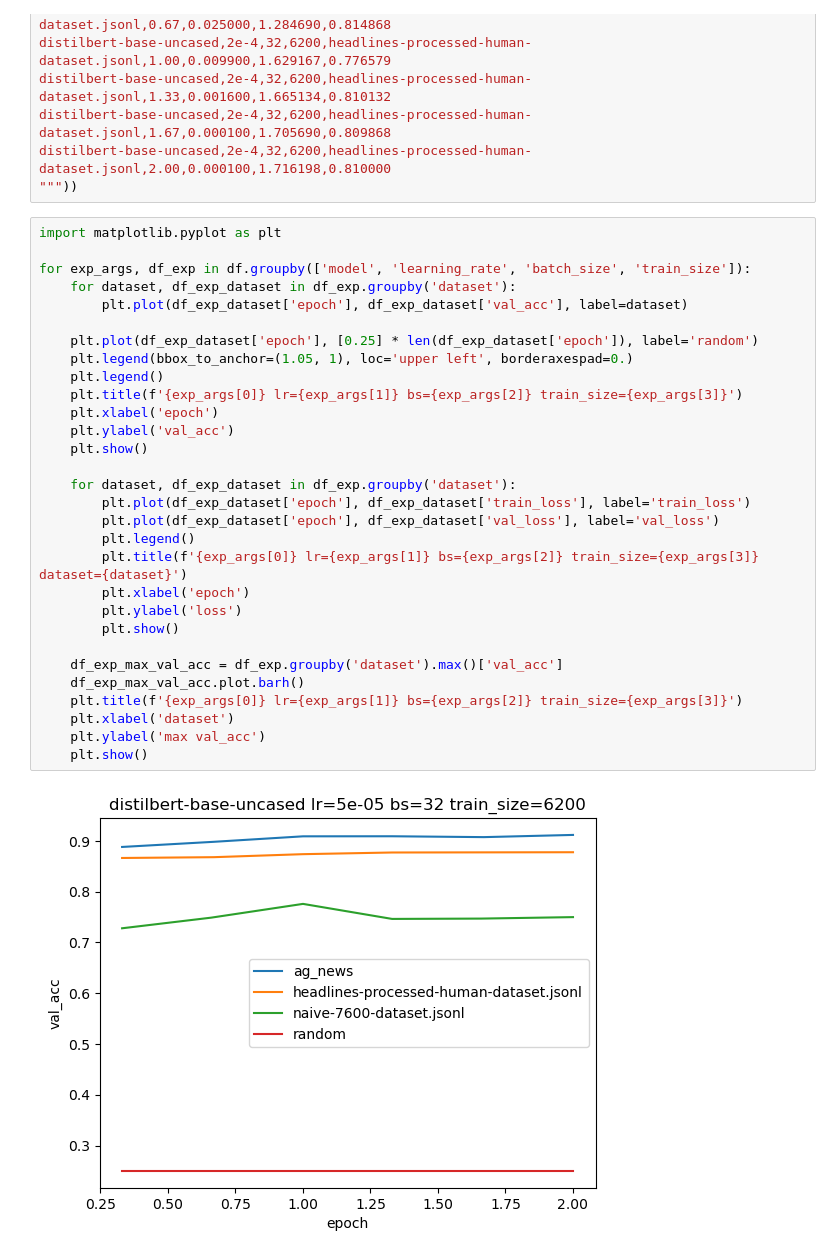
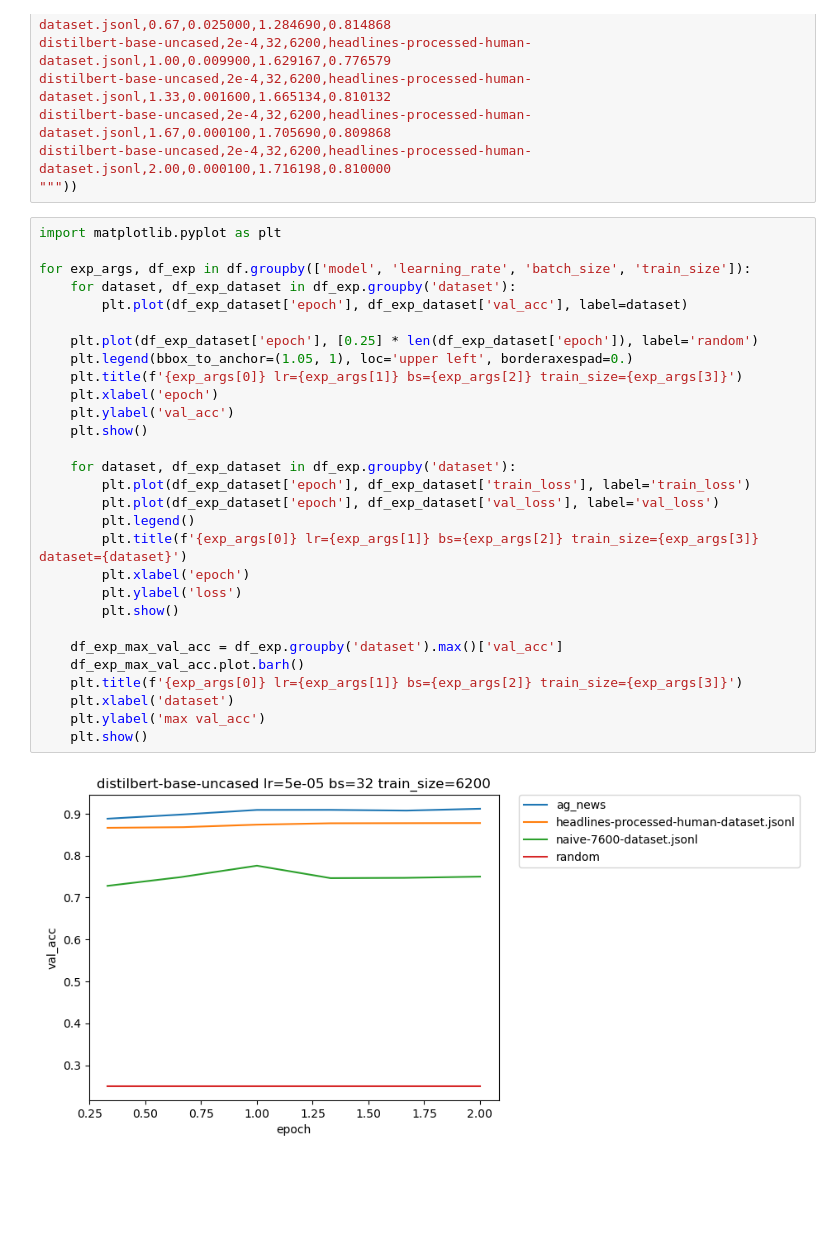
Before and after one commit to jasony123123/dino, a Jupyter notebook: DinoGraphs.ipynb, the cells around one changed output. Cells and saved outputs as stored; diff of their text form; blank space fills up the shorter version.

```diff
--- a/DinoGraphs.ipynb
+++ b/DinoGraphs.ipynb
@@ -44,35 +44,34 @@ distilbert-base-uncased,2e-4,32,6200,headlines-processed-human-dataset.jsonl,2.0
 # %%
 import matplotlib.pyplot as plt
 
 for exp_args, df_exp in df.groupby(['model', 'learning_rate', 'batch_size', 'train_size']):
     for dataset, df_exp_dataset in df_exp.groupby('dataset'):
         plt.plot(df_exp_dataset['epoch'], df_exp_dataset['val_acc'], label=dataset)
 
     plt.plot(df_exp_dataset['epoch'], [0.25] * len(df_exp_dataset['epoch']), label='random')
     plt.legend(bbox_to_anchor=(1.05, 1), loc='upper left', borderaxespad=0.)
-    plt.legend()
     plt.title(f'{exp_args[0]} lr={exp_args[1]} bs={exp_args[2]} train_size={exp_args[3]}')
     plt.xlabel('epoch')
     plt.ylabel('val_acc')
     plt.show()
 
     for dataset, df_exp_dataset in df_exp.groupby('dataset'):
         plt.plot(df_exp_dataset['epoch'], df_exp_dataset['train_loss'], label='train_loss')
         plt.plot(df_exp_dataset['epoch'], df_exp_dataset['val_loss'], label='val_loss')
         plt.legend()
         plt.title(f'{exp_args[0]} lr={exp_args[1]} bs={exp_args[2]} train_size={exp_args[3]} dataset={dataset}')
         plt.xlabel('epoch')
         plt.ylabel('loss')
         plt.show()
 
     df_exp_max_val_acc = df_exp.groupby('dataset').max()['val_acc']
     df_exp_max_val_acc.plot.barh()
     plt.title(f'{exp_args[0]} lr={exp_args[1]} bs={exp_args[2]} train_size={exp_args[3]}')
     plt.xlabel('dataset')
     plt.ylabel('max val_acc')
     plt.show()
 # %% [output]
-[figure, old version]
+[figure, new version]
 [figure]
 [figure]
 [figure]
```
Also changed, not shown: parts of 1 cell of this notebook.
